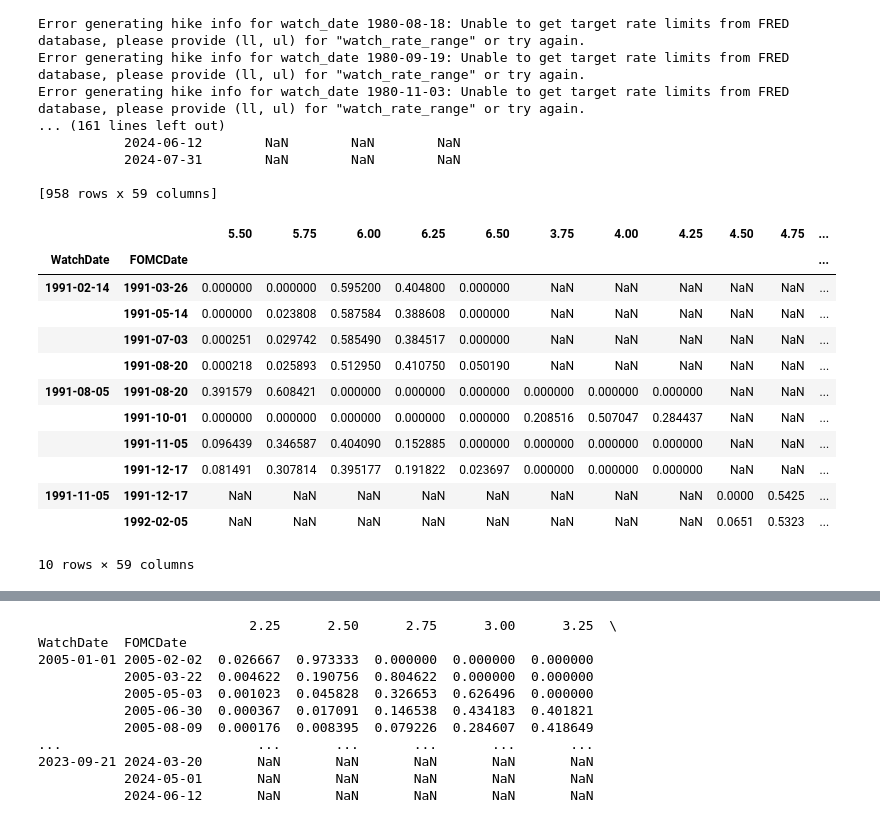
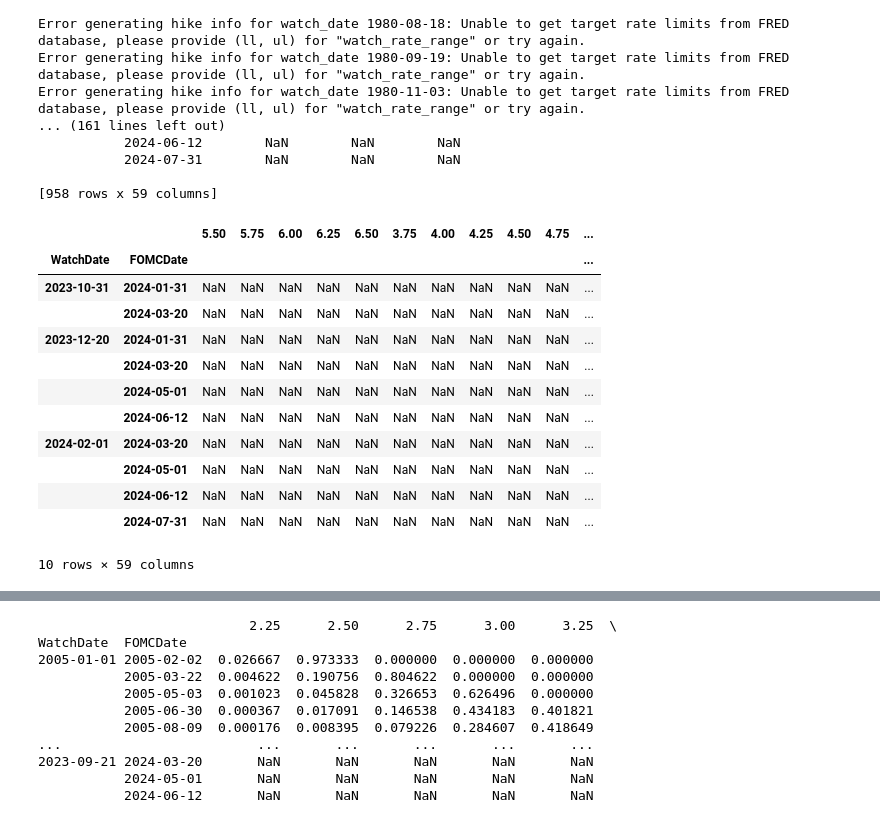
Before and after one commit to baksben/pyfedwatch, a Jupyter notebook: notebooks/Ben's_copy.ipynb, the cells around one changed output, grey strips where cells are left out. Drawn from its saved outputs; the diff is of its cells as text; code cells hidden in the pictures.

```diff
--- a/notebooks/Ben's_copy.ipynb
+++ b/notebooks/Ben's_copy.ipynb
@@ -264,10 +289,10 @@ fig = fomc.plot_fomc_calendar()
 # %%
 # Calculate rate expectations
-fedwatch = fw.fedwatch.FedWatch(watch_date = '2005-01-01',
+fedwatch = fw.fedwatch.FedWatch(watch_date = '2009-01-01',
                                 fomc_dates = fomc_dates_2,
-                                num_upcoming = 15,
+                                num_upcoming = 13,
                                 user_func = read_price_history,
                                 path = r'C:\Users\Asus\Documents\GitHub\pyfedwatch\data\contracts')
-
-fedwatch.generate_hike_info(rate_cols=True).style.format("{:.1%}").background_gradient(axis=1)
+t1 = fedwatch.generate_hike_info(rate_cols=True)
+t1
 # %% [output]
@@ -481,20 +484,20 @@ Error generating hike info for watch_date 1980-11-03: Unable to get target rate
 
 [958 rows x 59 columns]
 # %%
-three_months.head(10)
+three_months.tail(10)
 # %% [output]
 |  |  | 5.50 | 5.75 | 6.00 | 6.25 | 6.50 | 3.75 | 4.00 | 4.25 | 4.50 | 4.75 | ... |
 | WatchDate | FOMCDate |  |  |  |  |  |  |  |  |  |  | ... |
-| 1991-02-14 | 1991-03-26 | 0.000000 | 0.000000 | 0.595200 | 0.404800 | 0.000000 | NaN | NaN | NaN | NaN | NaN | ... |
-|  | 1991-05-14 | 0.000000 | 0.023808 | 0.587584 | 0.388608 | 0.000000 | NaN | NaN | NaN | NaN | NaN | ... |
-|  | 1991-07-03 | 0.000251 | 0.029742 | 0.585490 | 0.384517 | 0.000000 | NaN | NaN | NaN | NaN | NaN | ... |
-|  | 1991-08-20 | 0.000218 | 0.025893 | 0.512950 | 0.410750 | 0.050190 | NaN | NaN | NaN | NaN | NaN | ... |
-| 1991-08-05 | 1991-08-20 | 0.391579 | 0.608421 | 0.000000 | 0.000000 | 0.000000 | 0.000000 | 0.000000 | 0.000000 | NaN | NaN | ... |
-|  | 1991-10-01 | 0.000000 | 0.000000 | 0.000000 | 0.000000 | 0.000000 | 0.208516 | 0.507047 | 0.284437 | NaN | NaN | ... |
-|  | 1991-11-05 | 0.096439 | 0.346587 | 0.404090 | 0.152885 | 0.000000 | 0.000000 | 0.000000 | 0.000000 | NaN | NaN | ... |
-|  | 1991-12-17 | 0.081491 | 0.307814 | 0.395177 | 0.191822 | 0.023697 | 0.000000 | 0.000000 | 0.000000 | NaN | NaN | ... |
-| 1991-11-05 | 1991-12-17 | NaN | NaN | NaN | NaN | NaN | NaN | NaN | NaN | 0.0000 | 0.5425 | ... |
-|  | 1992-02-05 | NaN | NaN | NaN | NaN | NaN | NaN | NaN | NaN | 0.0651 | 0.5323 | ... |
+| 2023-10-31 | 2024-01-31 | NaN | NaN | NaN | NaN | NaN | NaN | NaN | NaN | NaN | NaN | ... |
+|  | 2024-03-20 | NaN | NaN | NaN | NaN | NaN | NaN | NaN | NaN | NaN | NaN | ... |
+| 2023-12-20 | 2024-01-31 | NaN | NaN | NaN | NaN | NaN | NaN | NaN | NaN | NaN | NaN | ... |
+|  | 2024-03-20 | NaN | NaN | NaN | NaN | NaN | NaN | NaN | NaN | NaN | NaN | ... |
+|  | 2024-05-01 | NaN | NaN | NaN | NaN | NaN | NaN | NaN | NaN | NaN | NaN | ... |
+|  | 2024-06-12 | NaN | NaN | NaN | NaN | NaN | NaN | NaN | NaN | NaN | NaN | ... |
+| 2024-02-01 | 2024-03-20 | NaN | NaN | NaN | NaN | NaN | NaN | NaN | NaN | NaN | NaN | ... |
+|  | 2024-05-01 | NaN | NaN | NaN | NaN | NaN | NaN | NaN | NaN | NaN | NaN | ... |
+|  | 2024-06-12 | NaN | NaN | NaN | NaN | NaN | NaN | NaN | NaN | NaN | NaN | ... |
+|  | 2024-07-31 | NaN | NaN | NaN | NaN | NaN | NaN | NaN | NaN | NaN | NaN | ... |
 10 rows × 59 columns
 # %%
 import pandas as pd
```
Also changed, not shown: parts of 26 cells of this notebook, 1 other file.
